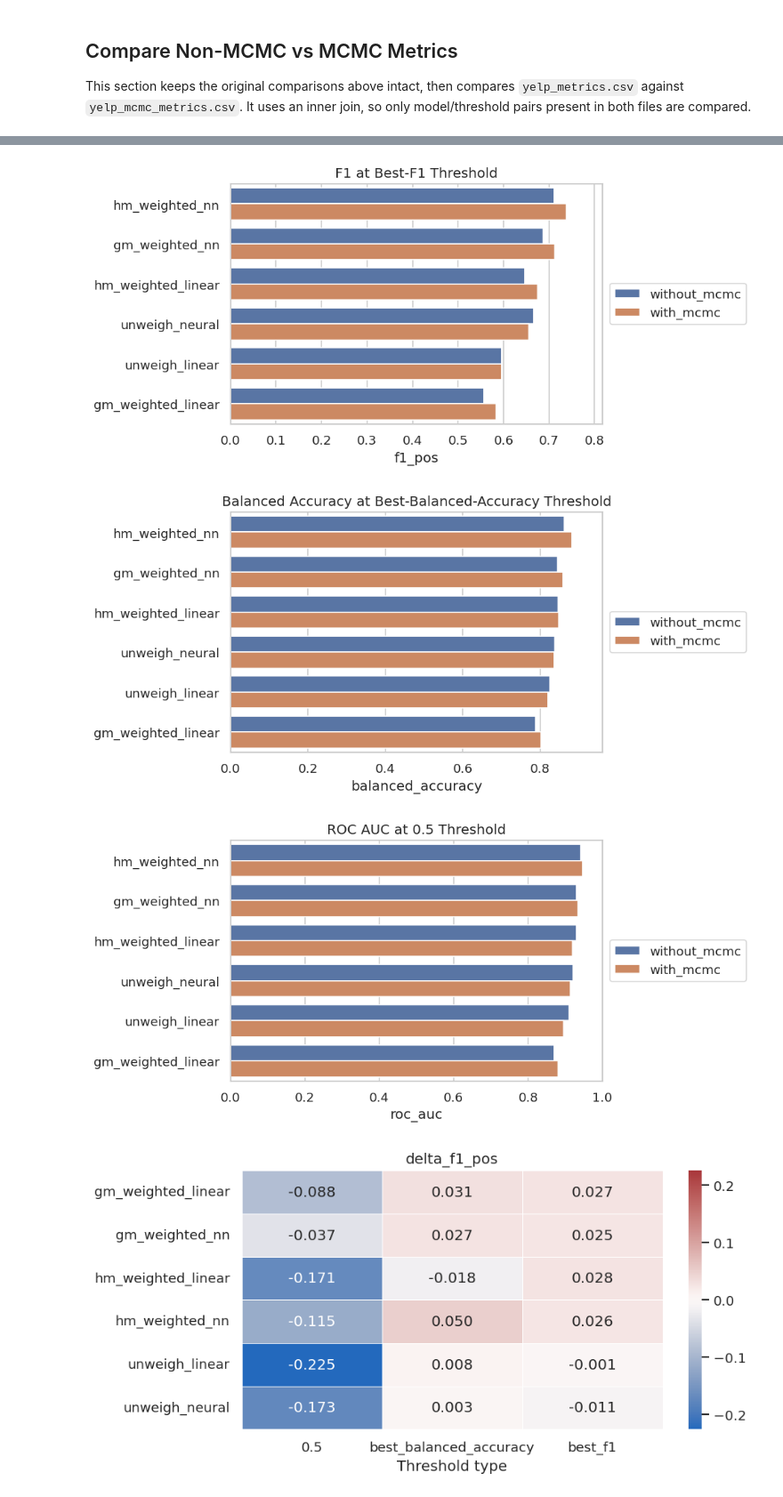
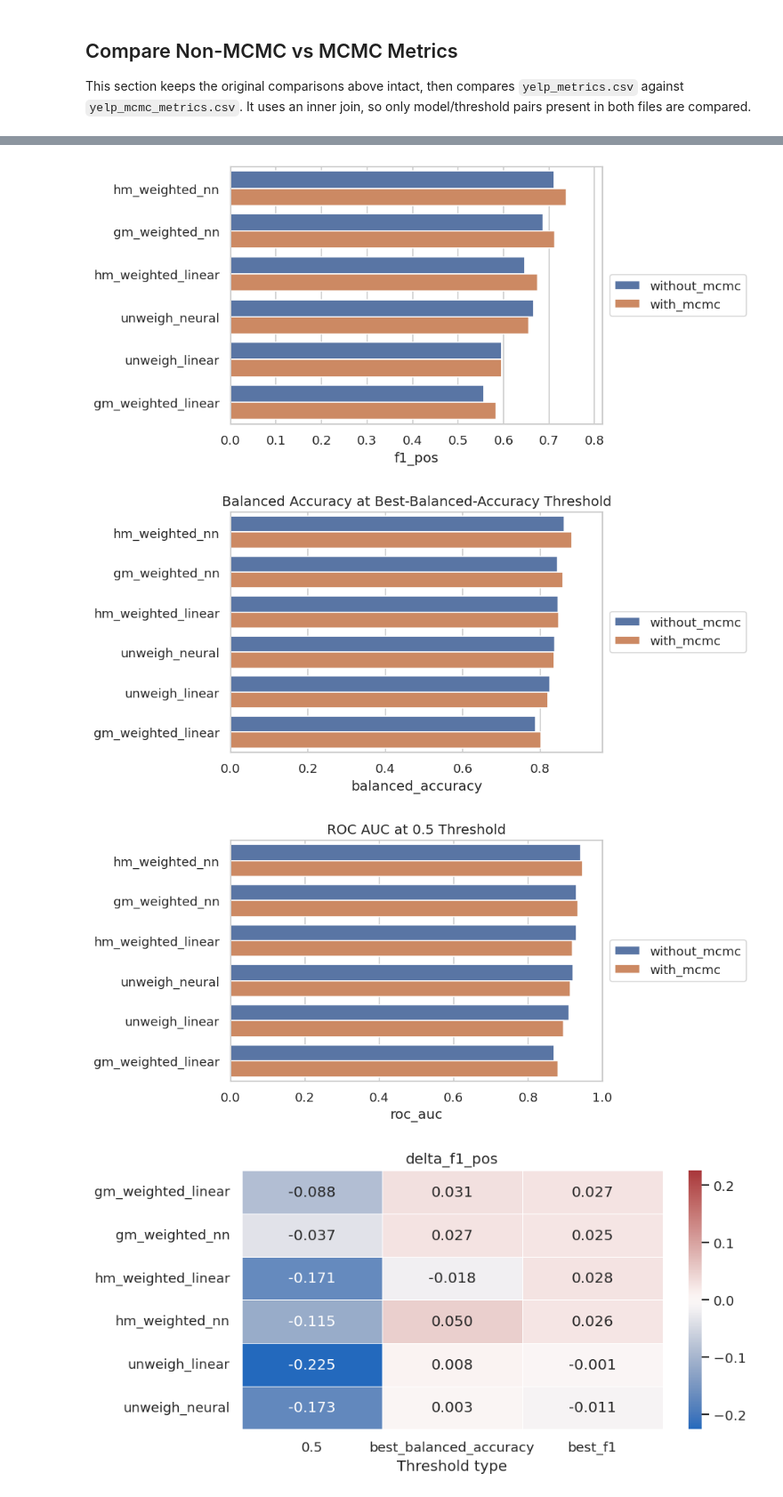
Before and after one commit to Sanchayan-Bhowal/BitcoinTransactionClassification, a Jupyter notebook: script/yelp/comparisions.ipynb, the cells around one changed output, grey strips where cells are left out. Shown at 89% size. Saved outputs shown, nothing was run; the diff lists cells and outputs as text; code cells hidden in the pictures.

```diff
--- a/script/yelp/comparisions.ipynb
+++ b/script/yelp/comparisions.ipynb
@@ -398,38 +398,38 @@ comparison_long["source"] = pd.Categorical(comparison_long["source"], ["without_
 comparison_long["threshold_type"] = pd.Categorical(comparison_long["threshold_type"], threshold_order, ordered=True)
 
 bar_specs = [
-    ("f1_pos", "best_f1", "F1 at Best-F1 Threshold"),
+    ("f1_pos", "best_f1", ""),
     ("balanced_accuracy", "best_balanced_accuracy", "Balanced Accuracy at Best-Balanced-Accuracy Threshold"),
     ("roc_auc", "0.5", "ROC AUC at 0.5 Threshold"),
 ]
 
 for metric, threshold_type, title in bar_specs:
     chart_df = comparison_long[comparison_long["threshold_type"].eq(threshold_type)].copy()
     row_order = (
         chart_df[chart_df["source"].eq("with_mcmc")]
         .sort_values(metric, ascending=False)["rowname"]
         .tolist()
     )
 
     fig, ax = plt.subplots(figsize=(10, max(4, 0.45 * len(row_order))))
     sns.barplot(
         data=chart_df,
         y="rowname",
         x=metric,
         hue="source",
         order=row_order,
         hue_order=["without_mcmc", "with_mcmc"],
         ax=ax,
     )
     ax.set_title(title)
     ax.set_xlabel(metric)
     ax.set_ylabel("")
     ax.set_xlim(0, min(1, max(0.05, chart_df[metric].max() + 0.08)))
     ax.legend(title="", loc="center left", bbox_to_anchor=(1.02, 0.5), borderaxespad=0)
     plt.tight_layout(rect=[0, 0, 0.84, 1])
     plt.show()
 # %% [output]
-[figure, old version]
+[figure, new version]
 [figure]
 [figure]
 # %%
```
Also changed, not shown: parts of 3 cells of this notebook, 3 other files.
